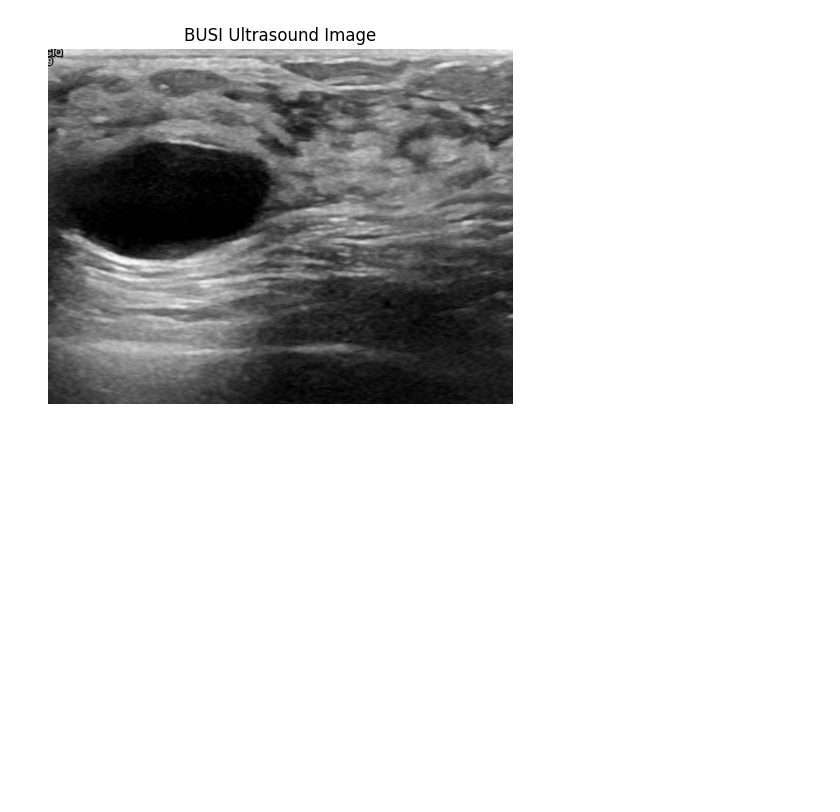
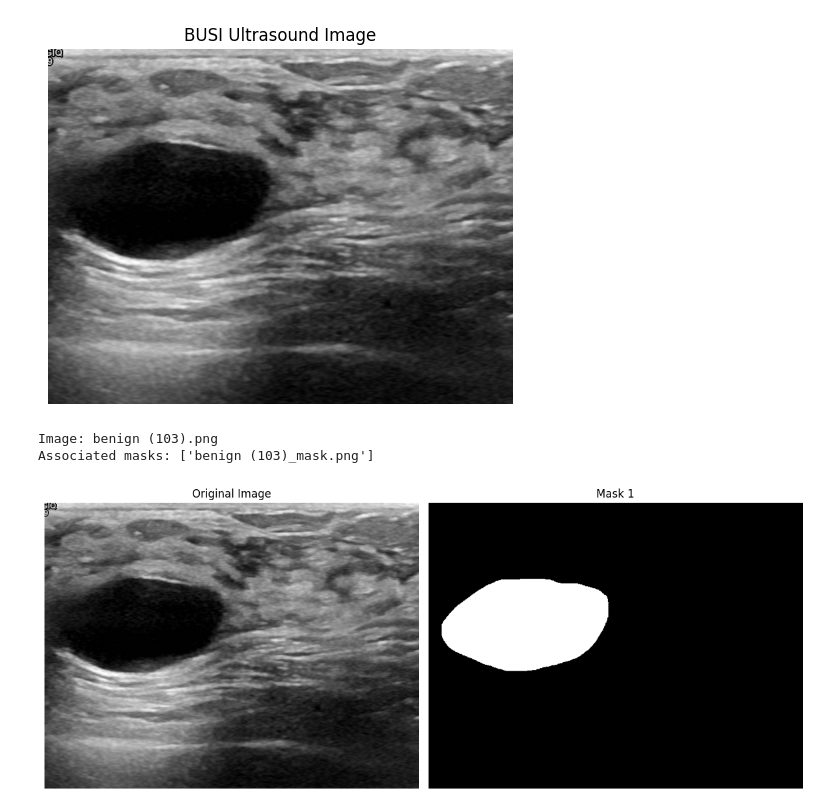
Before and after one commit to aribarahmanii/Breasttumor, a Jupyter notebook: dataset.ipynb, the cells around one changed output. Cells and saved outputs as stored; diff of their text form; code cells hidden in the pictures; blank space fills up the shorter version.

```diff
--- a/dataset.ipynb
+++ b/dataset.ipynb
@@ -105,3 +105,45 @@ File: benign (103).png
 Image size: (766, 585)
 Image mode: RGB
 [figure]
+# %%
+import os
+import matplotlib.pyplot as plt
+from PIL import Image
+
+folder = os.path.join(root, 'benign')
+
+image_file = 'benign (103).png'
+image_path = os.path.join(folder, image_file)
+
+# Find masks associated with this image
+base_name = os.path.splitext(image_file)[0]
+
+mask_files = [
+    f for f in os.listdir(folder)
+    if f.startswith(base_name + '_mask')
+]
+
+print("Image:", image_file)
+print("Associated masks:", mask_files)
+# %% [output]
+Image: benign (103).png
+Associated masks: ['benign (103)_mask.png']
+# %%
+fig, axes = plt.subplots(1, len(mask_files) + 1, figsize=(12, 5))
+
+# Original image
+axes[0].imshow(Image.open(image_path))
+axes[0].set_title("Original Image")
+axes[0].axis('off')
+
+# Masks
+for i, mask_file in enumerate(mask_files):
+    mask_path = os.path.join(folder, mask_file)
+    axes[i + 1].imshow(Image.open(mask_path), cmap='gray')
+    axes[i + 1].set_title(f"Mask {i+1}")
+    axes[i + 1].axis('off')
+
+plt.tight_layout()
+plt.show()
+# %% [output]
+[figure, added]
```
Also changed, not shown: parts of 21 cells of this notebook.
